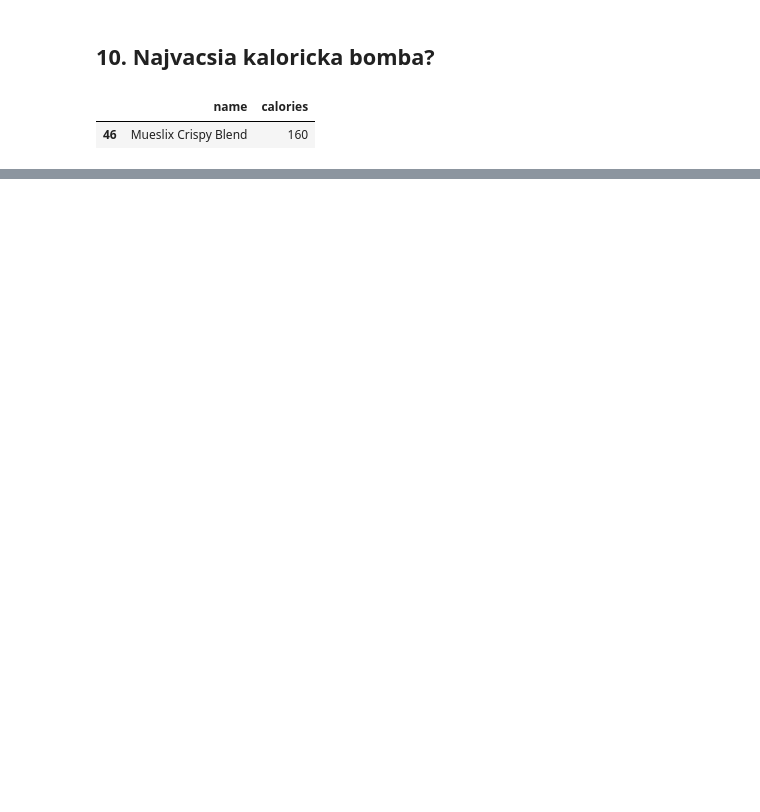
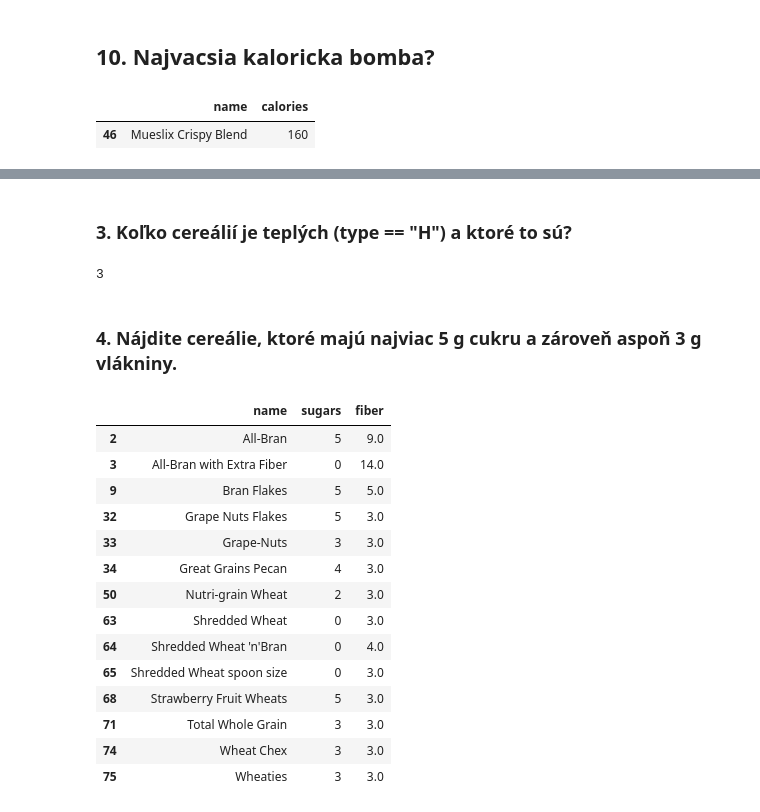
Before and after one commit to bletvaska/airflow101, a Jupyter notebook: notebooks/cereals.ipynb, the cells around one changed output, grey strips where cells are left out. Drawn from its saved outputs; the diff is of its cells as text; code cells hidden in the pictures; blank space fills up the shorter version.

```diff
--- a/notebooks/cereals.ipynb
+++ b/notebooks/cereals.ipynb
@@ -195,0 +245,34 @@ df.loc[
+# %% [markdown]
+### 3. Koľko cereálií je teplých (type == "H") a ktoré to sú?
+# %%
+df.loc[
+    df['type'] == 'H',
+    ['name','type']
+]
+
+len(df[df['type']== 'H'])
+# %% [output]
+3
+# %% [markdown]
+### 4. Nájdite cereálie, ktoré majú najviac 5 g cukru a zároveň aspoň 3 g vlákniny.
+# %%
+df.loc[
+    (df['sugars'] <= 5) & (df['fiber'] >= 3),
+    ['name','sugars','fiber']
+]
+# %% [output]
+|  | name | sugars | fiber |
+| 2 | All-Bran | 5 | 9.0 |
+| 3 | All-Bran with Extra Fiber | 0 | 14.0 |
+| 9 | Bran Flakes | 5 | 5.0 |
+| 32 | Grape Nuts Flakes | 5 | 3.0 |
+| 33 | Grape-Nuts | 3 | 3.0 |
+| 34 | Great Grains Pecan | 4 | 3.0 |
+| 50 | Nutri-grain Wheat | 2 | 3.0 |
+| 63 | Shredded Wheat | 0 | 3.0 |
+| 64 | Shredded Wheat 'n'Bran | 0 | 4.0 |
+| 65 | Shredded Wheat spoon size | 0 | 3.0 |
+| 68 | Strawberry Fruit Wheats | 5 | 3.0 |
+| 71 | Total Whole Grain | 3 | 3.0 |
+| 74 | Wheat Chex | 3 | 3.0 |
+| 75 | Wheaties | 3 | 3.0 |
```
Also changed, not shown: parts of 16 cells of this notebook, 1 other file.
